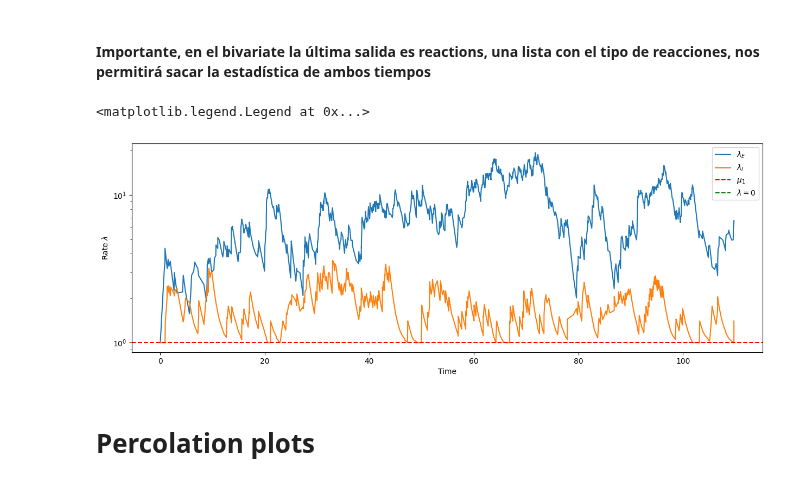
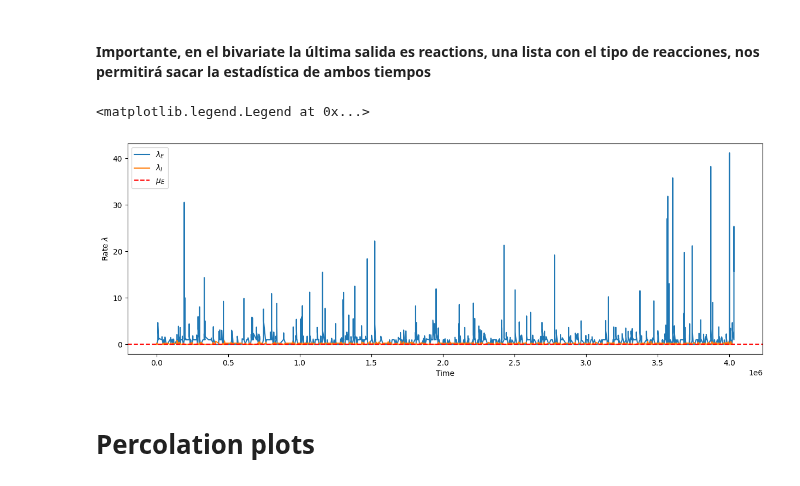
Before and after one commit to RivasAntonio/TFM, a Jupyter notebook: Códigos/Hawkes/Pruebas_bivariate.ipynb, the cells around one changed output. Saved outputs shown, nothing was run; the diff lists cells and outputs as text; code cells hidden in the pictures.

```diff
--- a/Códigos/Hawkes/Pruebas_bivariate.ipynb
+++ b/Códigos/Hawkes/Pruebas_bivariate.ipynb
@@ -16,17 +7,26 @@ n22 = 0./10
+# %%
+K = 10**4
+mu1 = 10**-4
+mu2 = 10**-4
+
+nEE = 0.96
+nEI = 0.24
+nIE = -0.3
+nII = 0./10
 # %%
-times_between_events, times, rate1, rate2, reactions = generate_series_bivariate(K, n11, n12, n21, n22, mu1, mu2)
+times_between_events, times, rate1, rate2, reactions = generate_series_bivariate(K, nEE, nEI, nIE, nII, mu1, mu2)
 plt.figure(figsize=(15,5))
 plt.plot(times, rate1, label='$\lambda_E$')
 plt.plot(times, rate2, label='$\lambda_I$')
-plt.axhline(y=mu1, color='r', linestyle='--', label='$\mu_1$')
-plt.axhline(y=0, color='g', linestyle='--', label='$\lambda=0$')
+plt.axhline(y=mu1, color='r', linestyle='--', label='$\mu_E$')
+#plt.axhline(y=0, color='g', linestyle='--', label='$\lambda=0$')
 plt.xlabel('Time')
-plt.yscale('log')
+#plt.yscale('log')
 plt.ylabel('Rate $\lambda$')
 plt.legend()
 # %% [output]
 <matplotlib.legend.Legend at 0x...>
-[figure, old version]
+[figure, new version]
 # %% [markdown]
 # Percolation plots
 # %%
```
Also changed, not shown: parts of 1 cell of this notebook, 25 other files.
